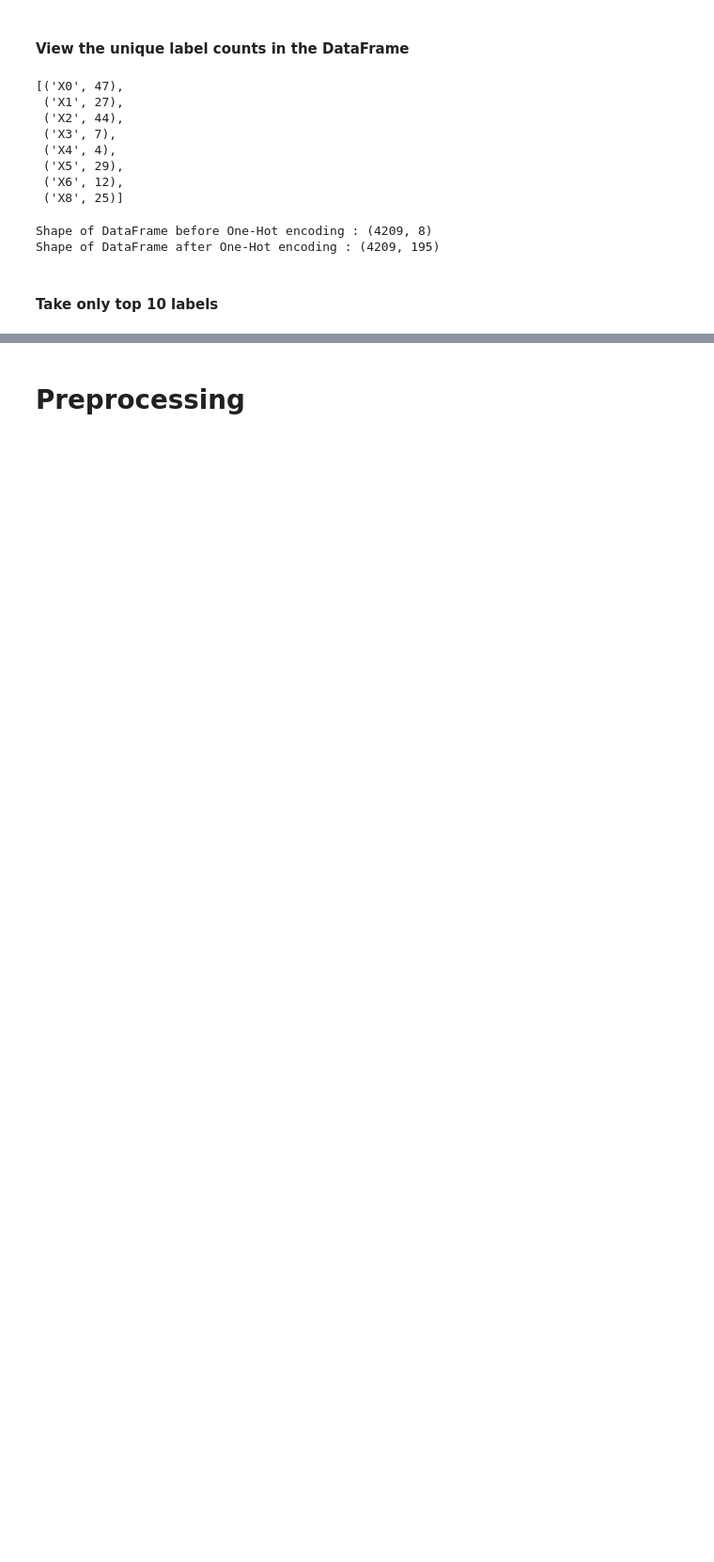
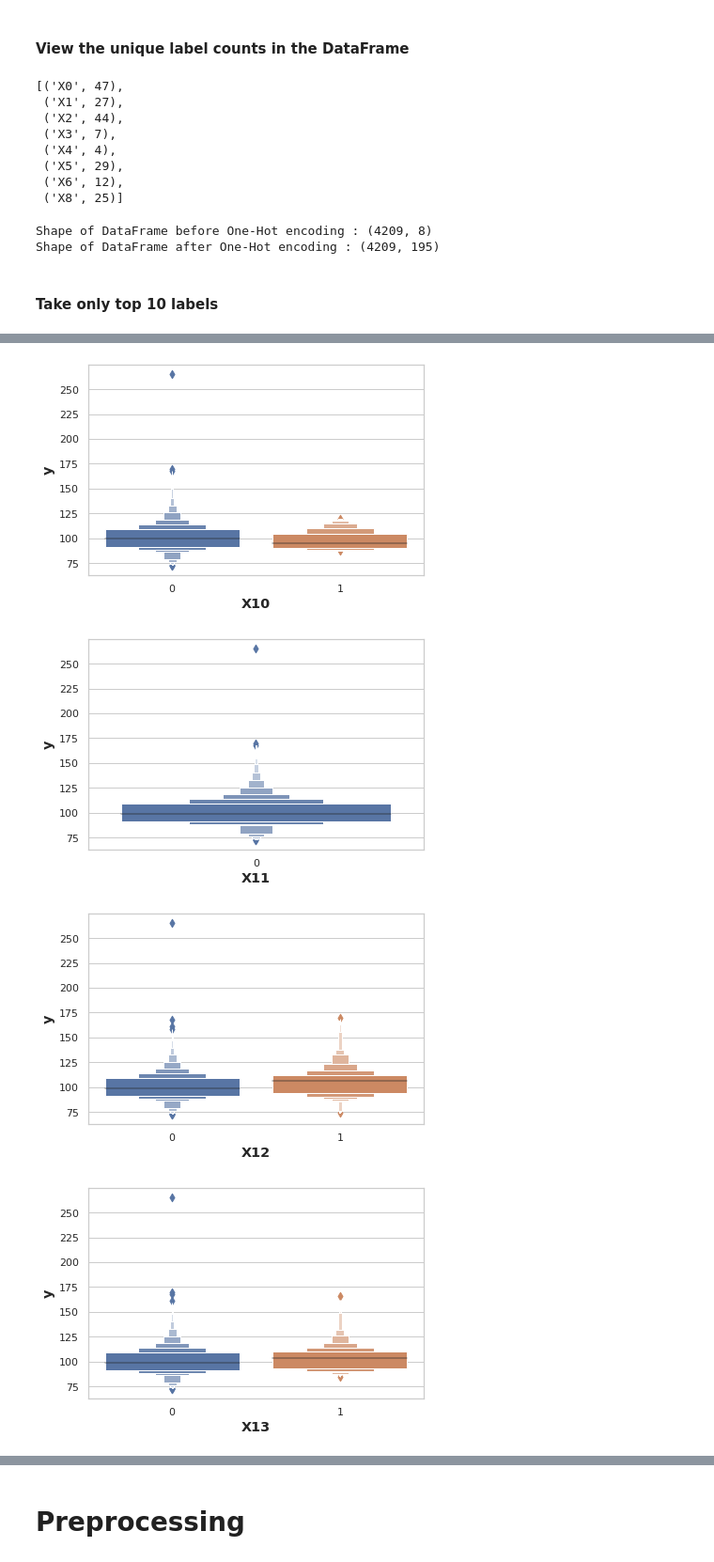
Before and after one commit to maindolaamit/tutorials, a Jupyter notebook: Data-Science/ML/mercedes-benz-manufacturing/mercedez-benz.ipynb, the cells around one changed output, grey strips where cells are left out. Shown at 94% size. Saved outputs shown, nothing was run; the diff lists cells and outputs as text; code cells hidden in the pictures; blank space fills up the shorter version.

```diff
--- a/Data-Science/ML/mercedes-benz-manufacturing/mercedez-benz.ipynb
+++ b/Data-Science/ML/mercedes-benz-manufacturing/mercedez-benz.ipynb
@@ -87,8 +88,8 @@ def drop_zero_var_cols(df, threshold=0):
     print(f"Dropping columns : {columns}")
     return df.drop(get_zero_var_cols(df), axis=1)
 
-def get_object_col_names(df):
-    return df.select_dtypes(include='object').columns.to_list()
+def get_dtype_col_names(df, include='object'):
+    return df.select_dtypes(include=include).columns.to_list()
 
 def get_uniq_label_counts(df):
     object_columns = get_object_col_names(df)
@@ -99,7 +100,7 @@ def get_col_top_labels(df, col, top=10):
     return index.to_list()
 
 def top_one_hot(df):
-    object_columns = get_object_col_names(df)
+    object_columns = get_dtype_col_names(df)
     one_hot_df = pd.DataFrame()
     for col in object_columns:
         # print(col, ':',  get_col_top_labels(df, col))
@@ -150,0 +164,2 @@ df_2.head(1)
+# %%
+numerical_columns = [col for col in get_dtype_col_names(df,'int64') if col.startswith('X')]
@@ -150,0 +179,9 @@ df_2.head(1)
+# %%
+for col in numerical_columns[:5] :
+    sns.boxenplot(x=col, y='y', data=df)
+    plt.show()
+# %% [output]
+[figure, added]
+[figure, added]
+[figure, added]
+[figure, added]
```
Also changed, not shown: parts of 19 cells of this notebook, 28 other files.
